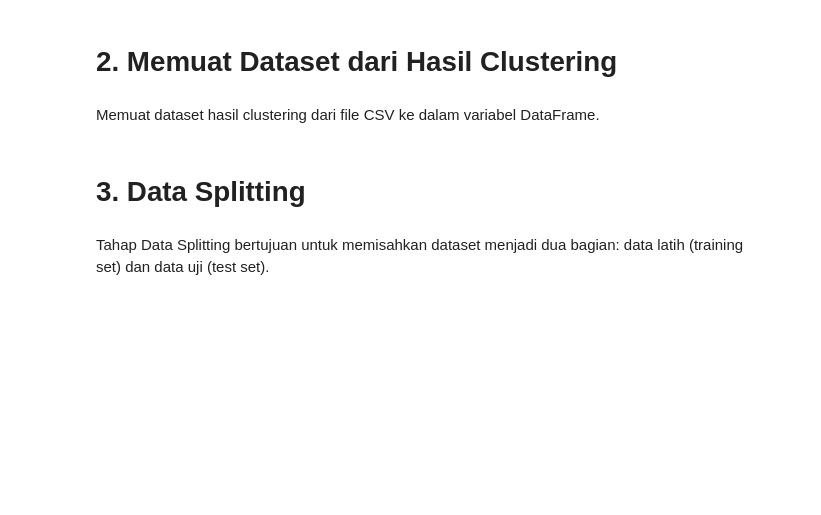
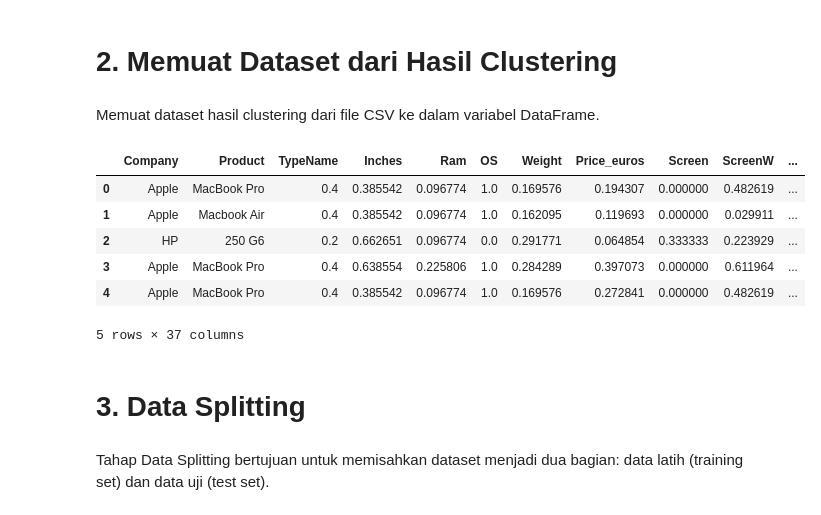
Before and after one commit to nfach98/LaptopClustering, a Jupyter notebook: [Klasifikasi] Submission Akhir BMLP_Nino Fachrurozy.ipynb, the cells around one changed output. Drawn from its saved outputs; the diff is of its cells as text; code cells hidden in the pictures; blank space fills up the shorter version.

```diff
--- a/[Klasifikasi] Submission Akhir BMLP_Nino Fachrurozy.ipynb
+++ b/[Klasifikasi] Submission Akhir BMLP_Nino Fachrurozy.ipynb
@@ -13,3 +23,14 @@ Memuat dataset hasil clustering dari file CSV ke dalam variabel DataFrame.
+# %%
+df_scaled = pd.read_csv('https://raw.githubusercontent.com/nfach98/LaptopClustering/refs/heads/main/laptop-clusters.csv')
+df_scaled.head()
+# %% [output]
+|  | Company | Product | TypeName | Inches | Ram | OS | Weight | Price_euros | Screen | ScreenW | ... |
+| 0 | Apple | MacBook Pro | 0.4 | 0.385542 | 0.096774 | 1.0 | 0.169576 | 0.194307 | 0.000000 | 0.482619 | ... |
+| 1 | Apple | Macbook Air | 0.4 | 0.385542 | 0.096774 | 1.0 | 0.162095 | 0.119693 | 0.000000 | 0.029911 | ... |
+| 2 | HP | 250 G6 | 0.2 | 0.662651 | 0.096774 | 0.0 | 0.291771 | 0.064854 | 0.333333 | 0.223929 | ... |
+| 3 | Apple | MacBook Pro | 0.4 | 0.638554 | 0.225806 | 1.0 | 0.284289 | 0.397073 | 0.000000 | 0.611964 | ... |
+| 4 | Apple | MacBook Pro | 0.4 | 0.385542 | 0.096774 | 1.0 | 0.169576 | 0.272841 | 0.000000 | 0.482619 | ... |
+5 rows × 37 columns
 # %% [markdown]
 # **3. Data Splitting**
 # %% [markdown]
```
Also changed, not shown: parts of 13 cells of this notebook, 2 other files.
